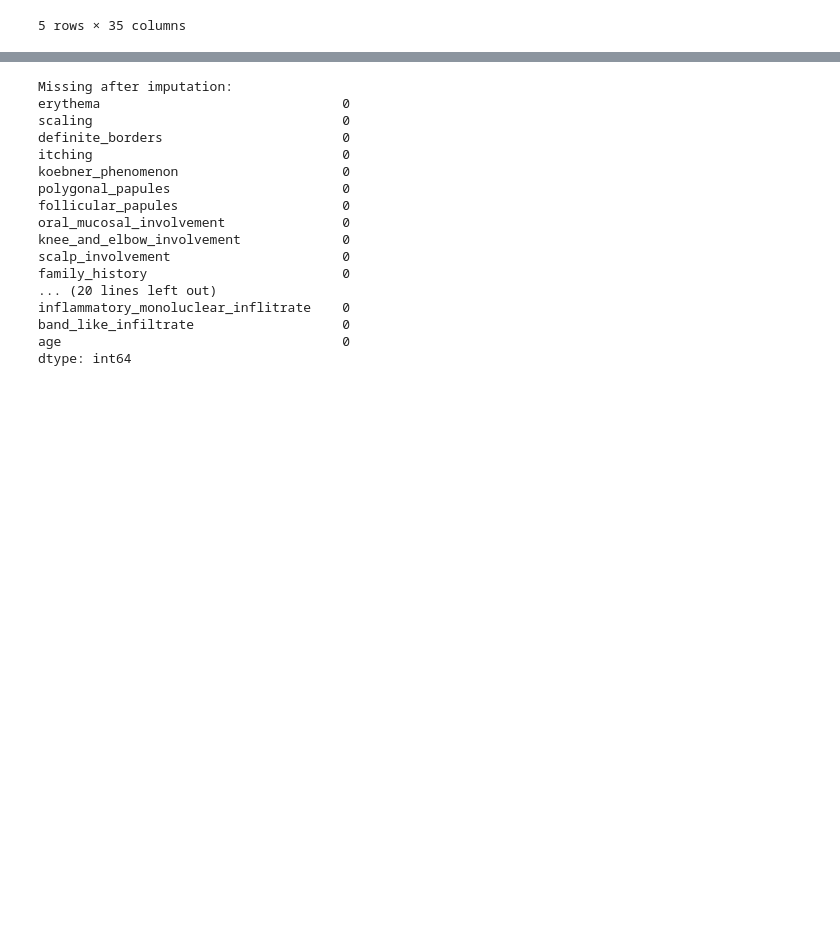
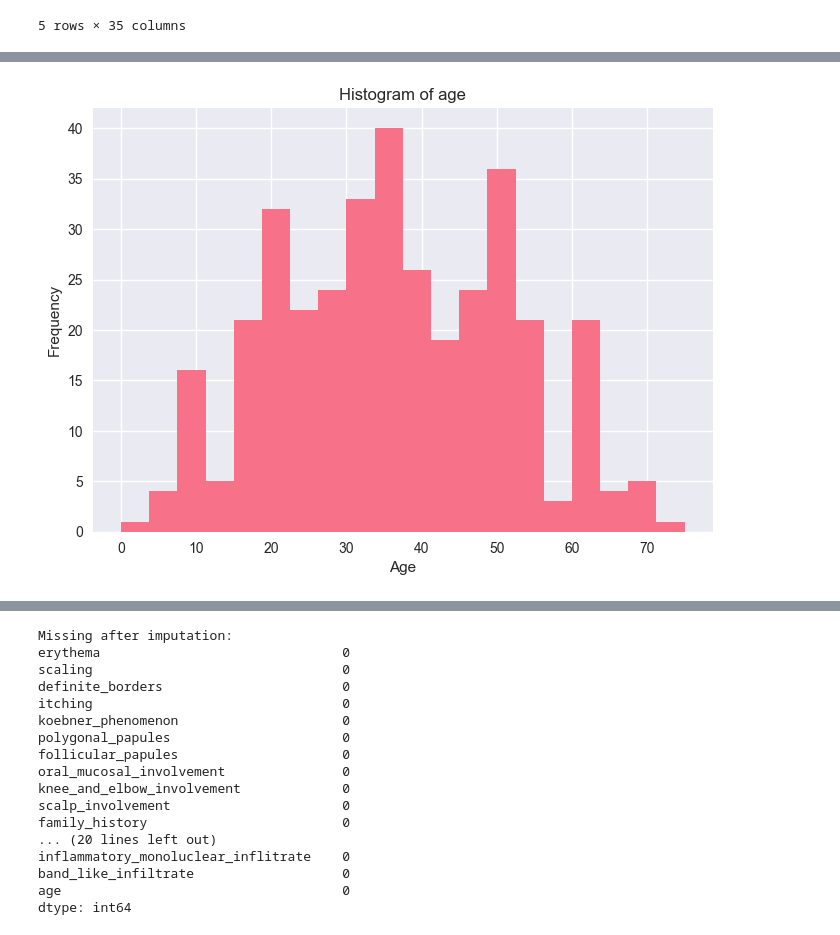
Before and after one commit to eNKay2408/AI-Decision-Tree, a Jupyter notebook: notebooks/03_additional_dataset_analysis.ipynb, the cells around one changed output, grey strips where cells are left out. Cells and saved outputs as stored; diff of their text form; code cells hidden in the pictures; blank space fills up the shorter version.

```diff
--- a/notebooks/03_additional_dataset_analysis.ipynb
+++ b/notebooks/03_additional_dataset_analysis.ipynb
@@ -168,10 +87,11 @@ Name: count, dtype: int64
 # %%
-# 4. CRUDE FEATURE DISTRIBUTIONS
-# Plot histograms for a few features (including one with missing values)
-for feature in ['age', 'erythema', 'scaling']:
-    plt.figure()
-    df[feature].hist(bins=20)
-    plt.title(f"Histogram of {feature}")
-    plt.xlabel(feature)
-    plt.ylabel("Frequency")
-    plt.show()
+# 4. AGE FEATURE DISTRIBUTIONS
+# Plot histograms for age feature since it has missing values
+plt.figure()
+df['age'].hist(bins=20)
+plt.title(f"Histogram of age")
+plt.xlabel('Age')
+plt.ylabel("Frequency")
+plt.show()
+# %% [output]
+[figure, added]
```
Also changed, not shown: parts of 9 cells of this notebook.
